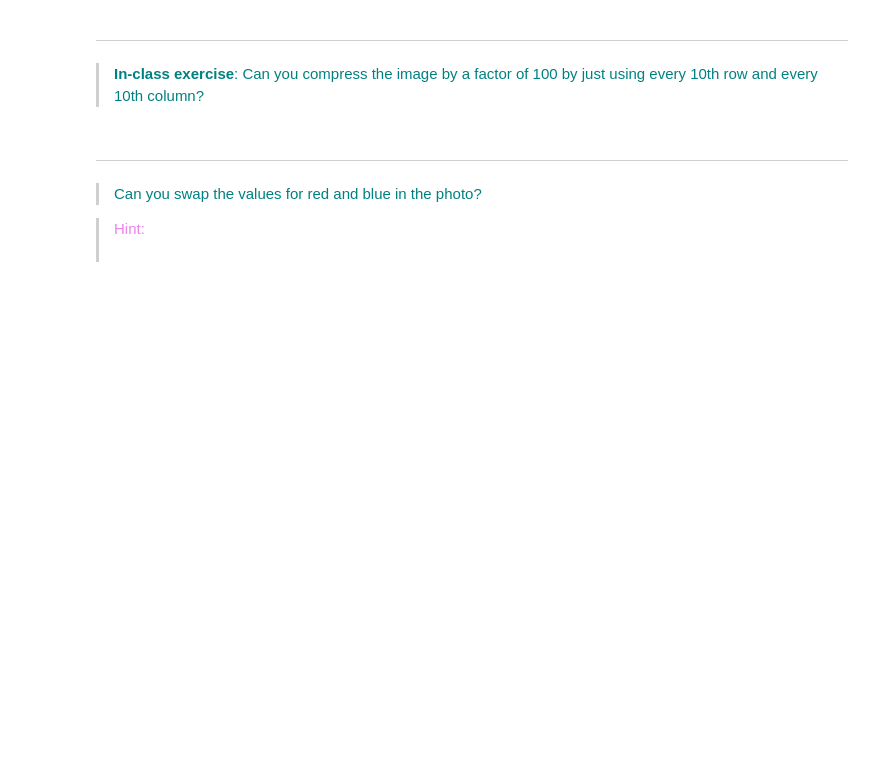
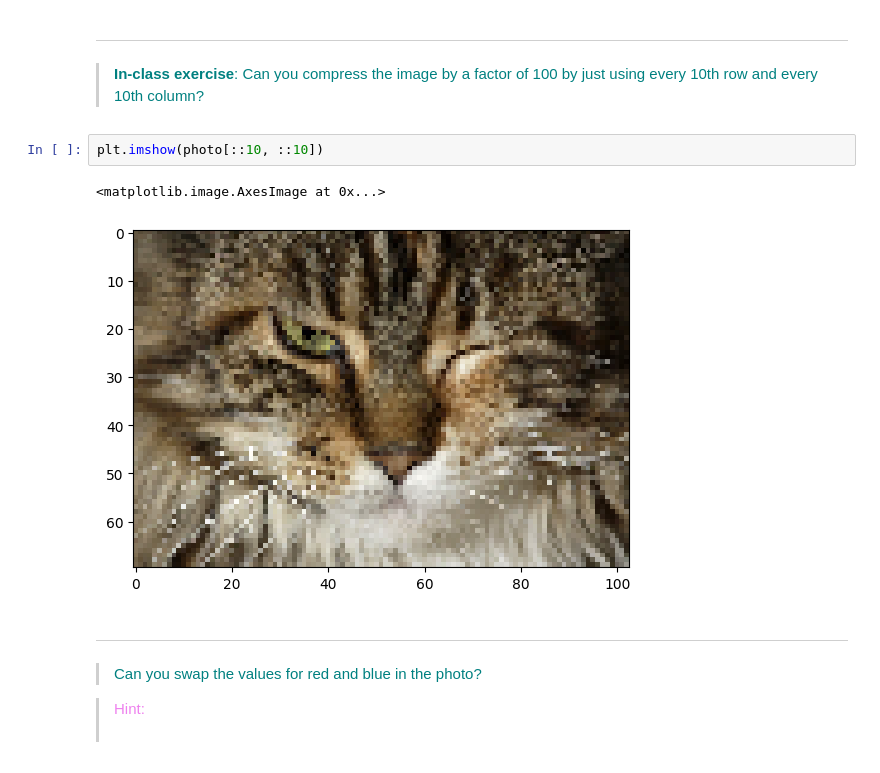
Before and after one commit to rKeller123/Programming-for-Data-Scientists-II, a Jupyter notebook: 1_Tutorials/2_1_Modules_Numpy_Pandas.ipynb, the cells around one changed output. Cells and saved outputs as stored; diff of their text form; blank space fills up the shorter version.

```diff
--- a/1_Tutorials/2_1_Modules_Numpy_Pandas.ipynb
+++ b/1_Tutorials/2_1_Modules_Numpy_Pandas.ipynb
@@ -240,6 +358,11 @@ You can have a look at more simple examples here: https://scikit-image.org/docs/
 
 >  <font color='teal'> **In-class exercise**:
 Can you compress the image by a factor of 100 by just using every 10th row and every 10th column?</font>
+# %%
+plt.imshow(photo[::10, ::10])
+# %% [output]
+<matplotlib.image.AxesImage at 0x...>
+[figure, added]
 # %% [markdown]
   ---
 
```
Also changed, not shown: parts of 55 cells of this notebook, 1 other file.
